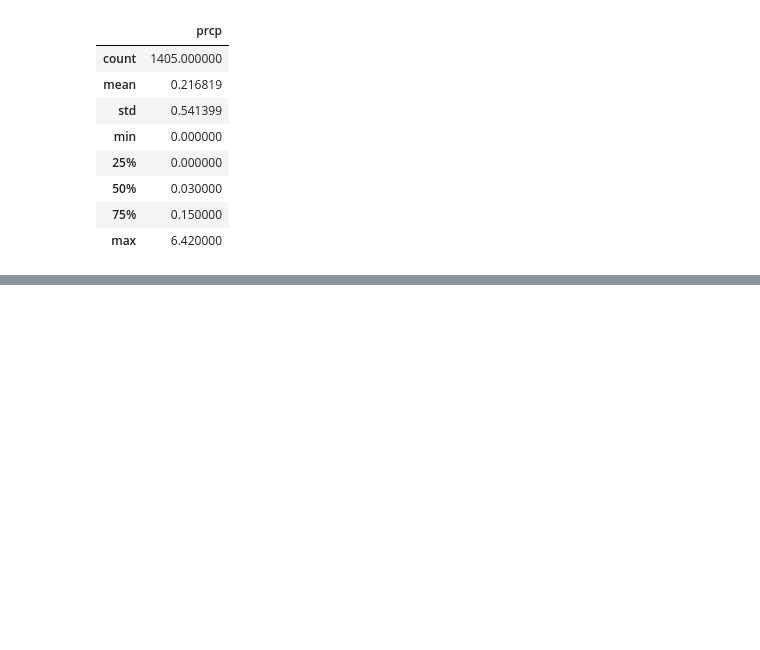
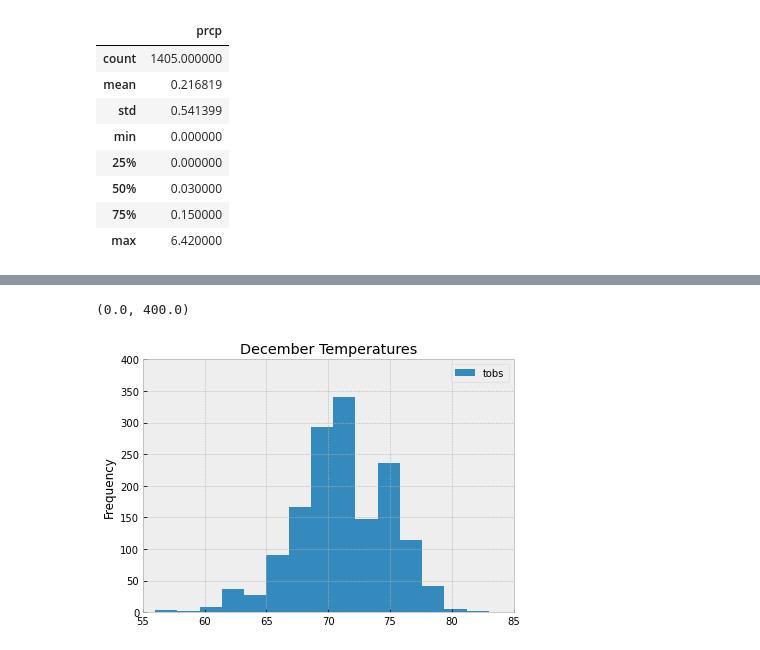
Before and after one commit to dannybarto/Surfs_Up, a Jupyter notebook: SurfsUp_Challenge.ipynb, the cells around one changed output, grey strips where cells are left out. Cells and saved outputs as stored; diff of their text form; code cells hidden in the pictures; blank space fills up the shorter version.

```diff
--- a/SurfsUp_Challenge.ipynb
+++ b/SurfsUp_Challenge.ipynb
@@ -65,3 +101,4 @@ results_dec = session.query(Measurement.date, Measurement.tobs).filter(extract('
 # %%
 #7- Convert the December temperatures to a list.
-temps_dec = list(np.ravel(results_dec))
+temps_dec = session.query(Measurement.tobs).filter(extract('month', Measurement.date) == 12).all()
+print(temps_dec)
@@ -121,0 +186,11 @@ df_dec_prcp.describe()
+# %%
+#Plot the December Temperature Data
+dec_temp_df = pd.DataFrame(temps_dec, columns=['tobs'])
+dec_temp_df.plot.hist(bins=15)
+plt.tight_layout()
+plt.title('December Temperatures')
+plt.xlim([55, 85])
+plt.ylim([0,400])
+# %% [output]
+(0.0, 400.0)
+[figure, added]
```
Also changed, not shown: parts of 15 cells of this notebook, 5 other files.
